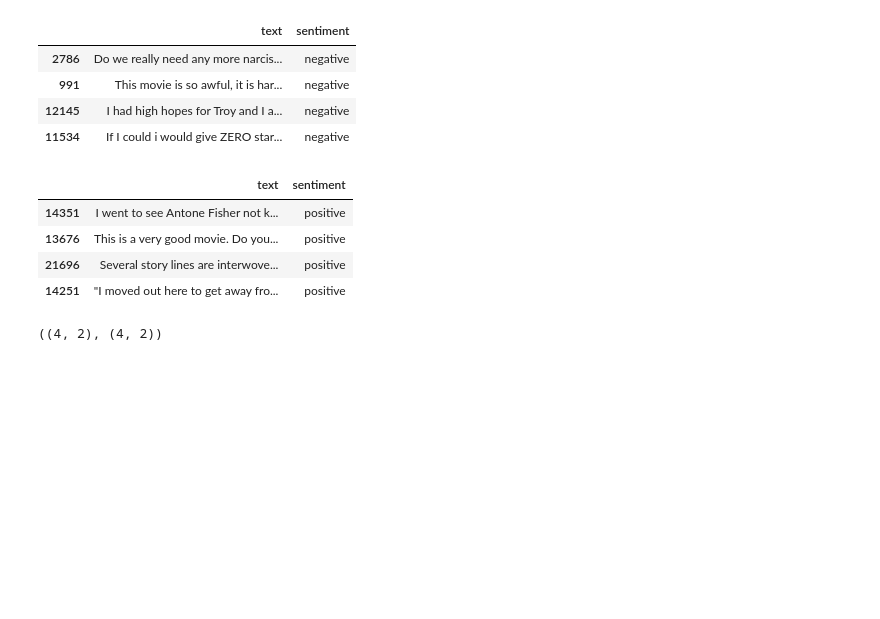
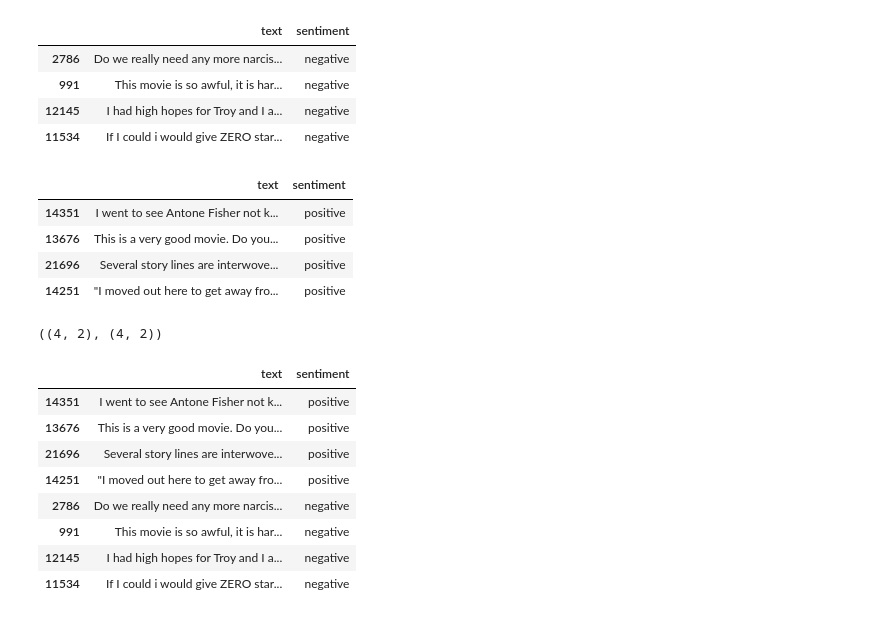
Before and after one commit to HamzaRabih/Agent-AI-Sentiment-Analysis, a Jupyter notebook: sentiment_analysis.ipynb, the cells around one changed output. Saved outputs shown, nothing was run; the diff lists cells and outputs as text; code cells hidden in the pictures; blank space fills up the shorter version.

Commit message:
feat: sentiment analysis

```diff
--- a/sentiment_analysis.ipynb
+++ b/sentiment_analysis.ipynb
@@ -149,4 +156,16 @@ positive_reviews_df.shape, negative_reviews_df.shape
 ((4, 2), (4, 2))
 # %%
 ex=pd.concat([positive_reviews_df, negative_reviews_df])
+# %%
+ex
+# %% [output]
+|  | text | sentiment |
+| 14351 | I went to see Antone Fisher not k... | positive |
+| 13676 | This is a very good movie. Do you... | positive |
+| 21696 | Several story lines are interwove... | positive |
+| 14251 | "I moved out here to get away fro... | positive |
+| 2786 | Do we really need any more narcis... | negative |
+| 991 | This movie is so awful, it is har... | negative |
+| 12145 | I had high hopes for Troy and I a... | negative |
+| 11534 | If I could i would give ZERO star... | negative |
 # %%
```
Also changed, not shown: parts of 28 cells of this notebook.
